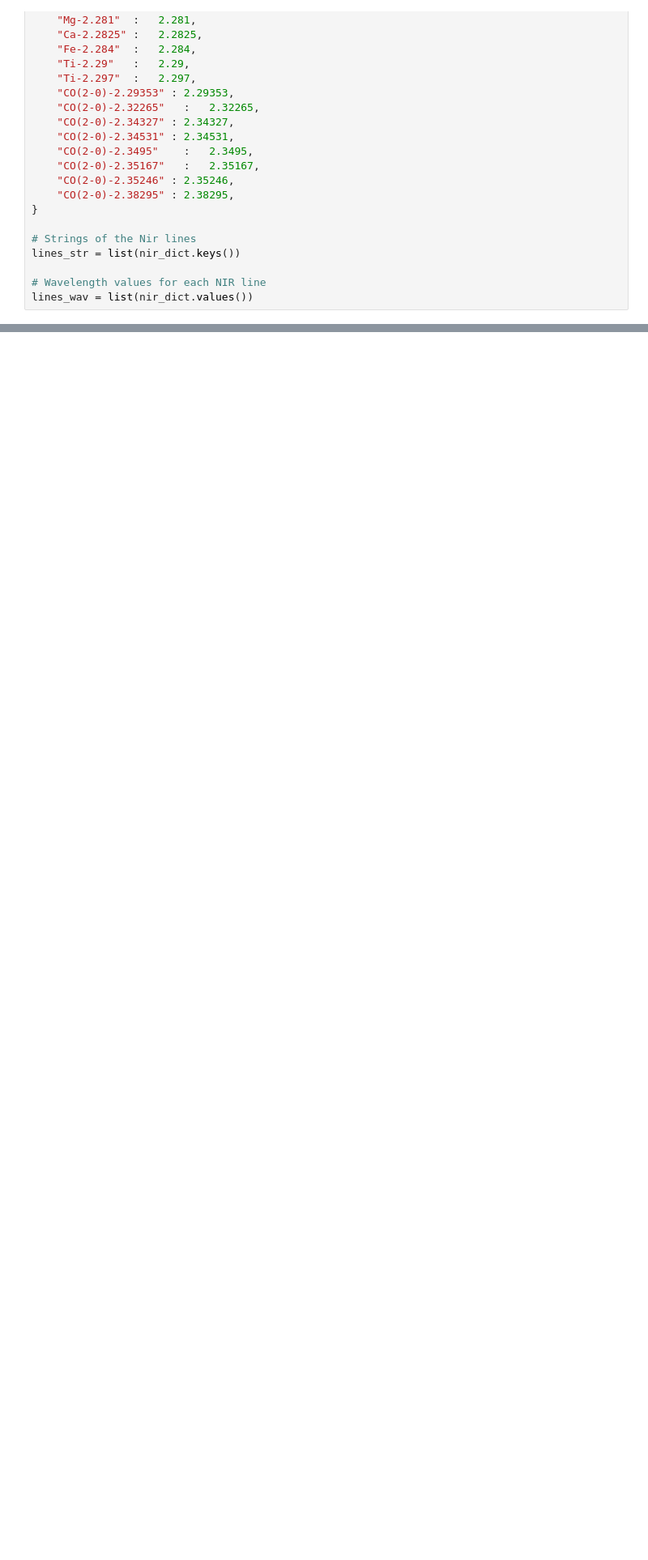
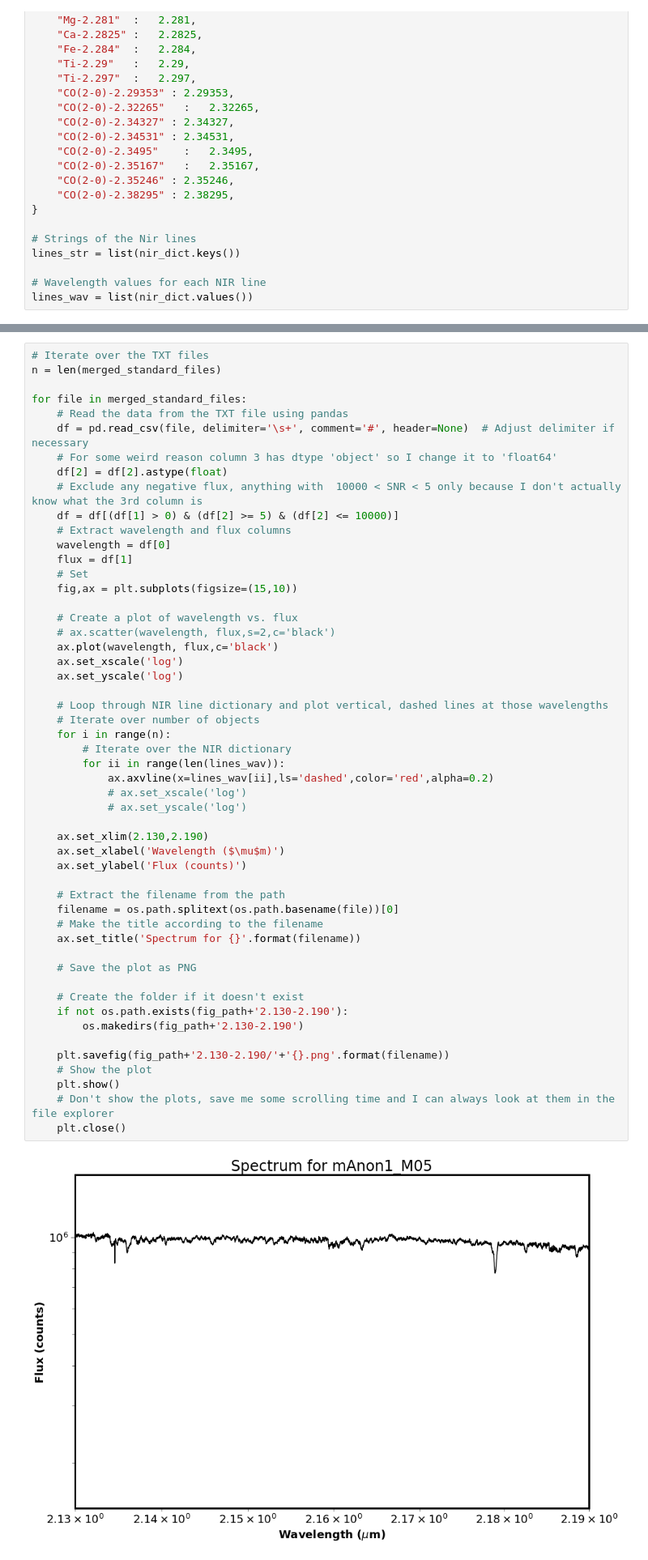
Before and after one commit to SavOliveira/IGRINS-Spectra, a Jupyter notebook: merged_standards_igrins.ipynb, the cells around one changed output, grey strips where cells are left out. Shown at 81% size. Saved outputs shown, nothing was run; the diff lists cells and outputs as text; blank space fills up the shorter version.

```diff
--- a/merged_standards_igrins.ipynb
+++ b/merged_standards_igrins.ipynb
@@ -166,0 +247,54 @@ for file in merged_standard_files:
+# %%
+# Iterate over the TXT files
+n = len(merged_standard_files)
+
+for file in merged_standard_files:
+    # Read the data from the TXT file using pandas
+    df = pd.read_csv(file, delimiter='\s+', comment='#', header=None)  # Adjust delimiter if necessary
+    # For some weird reason column 3 has dtype 'object' so I change it to 'float64'
+    df[2] = df[2].astype(float)
+    # Exclude any negative flux, anything with  10000 < SNR < 5 only because I don't actually know what the 3rd column is
+    df = df[(df[1] > 0) & (df[2] >= 5) & (df[2] <= 10000)]
+    # Extract wavelength and flux columns
+    wavelength = df[0]
+    flux = df[1]
+    # Set
+    fig,ax = plt.subplots(figsize=(15,10))
+
+    # Create a plot of wavelength vs. flux
+    # ax.scatter(wavelength, flux,s=2,c='black')
+    ax.plot(wavelength, flux,c='black')
+    ax.set_xscale('log')
+    ax.set_yscale('log')
+
+    # Loop through NIR line dictionary and plot vertical, dashed lines at those wavelengths
+    # Iterate over number of objects
+    for i in range(n):
+        # Iterate over the NIR dictionary
+        for ii in range(len(lines_wav)):
+            ax.axvline(x=lines_wav[ii],ls='dashed',color='red',alpha=0.2)
+            # ax.set_xscale('log')
+            # ax.set_yscale('log')
+
+    ax.set_xlim(2.130,2.190)
+    ax.set_xlabel('Wavelength ($\mu$m)')
+    ax.set_ylabel('Flux (counts)')
+
+    # Extract the filename from the path
+    filename = os.path.splitext(os.path.basename(file))[0]
+    # Make the title according to the filename
+    ax.set_title('Spectrum for {}'.format(filename))
+
+    # Save the plot as PNG
+
+    # Create the folder if it doesn't exist
+    if not os.path.exists(fig_path+'2.130-2.190'):
+        os.makedirs(fig_path+'2.130-2.190')
+
+    plt.savefig(fig_path+'2.130-2.190/'+'{}.png'.format(filename))
+    # Show the plot
+    plt.show()
+    # Don't show the plots, save me some scrolling time and I can always look at them in the file explorer
+    plt.close()
+# %% [output]
+[figure, added]
```
Also changed, not shown: parts of 7 cells of this notebook, 50 other files.
